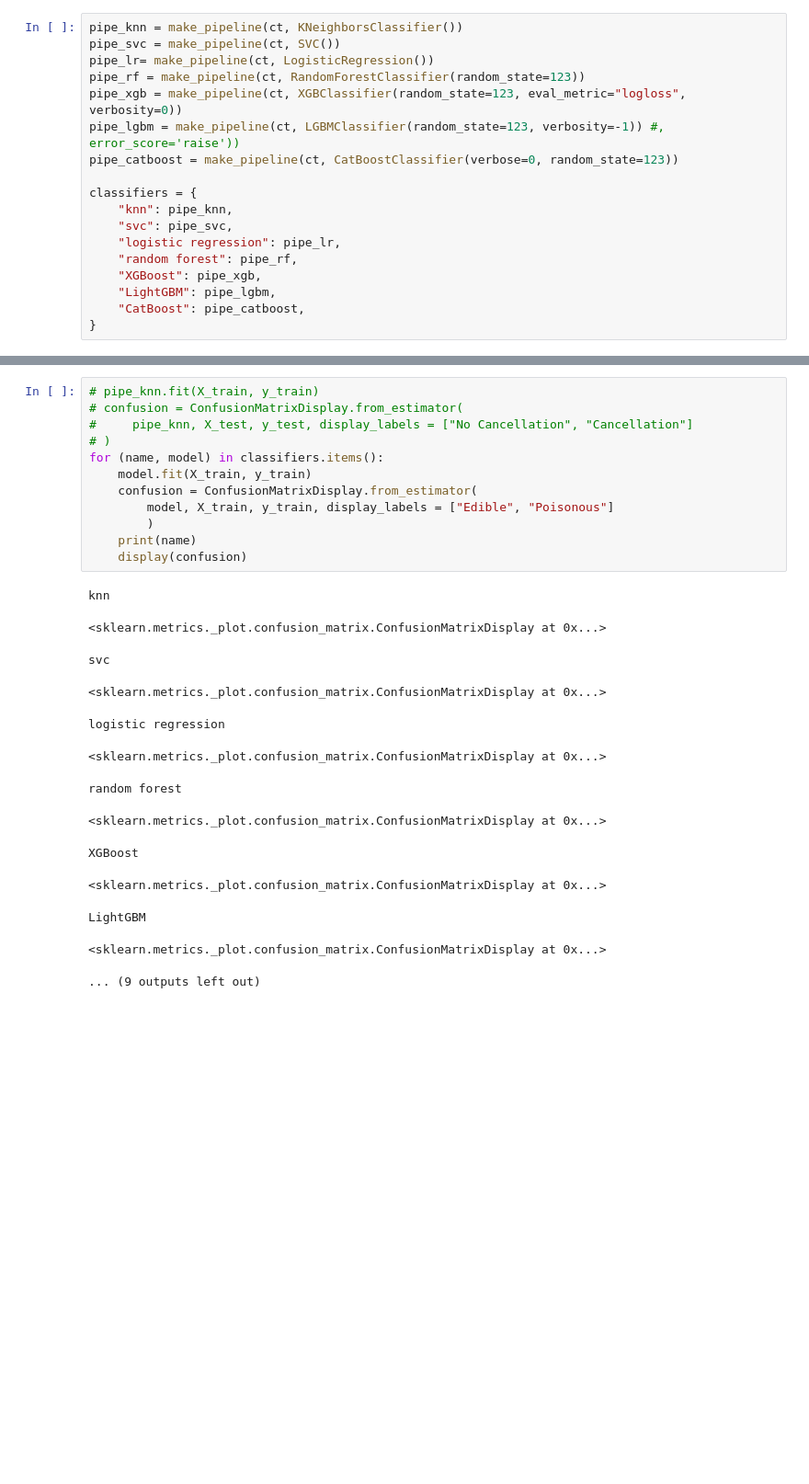
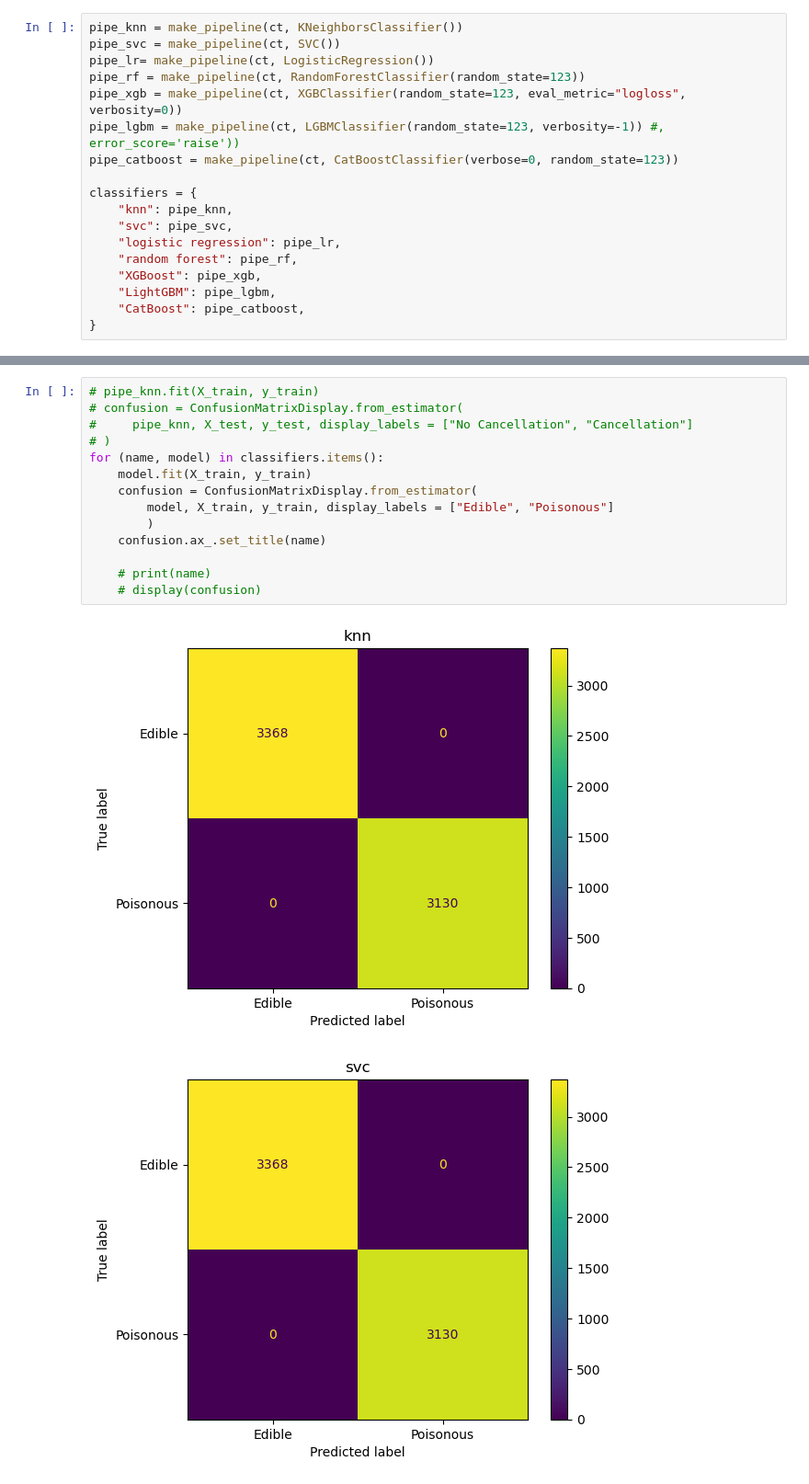
Before and after one commit to phoebe-wu/dsci-100-2023w2-group11, a Jupyter notebook: project.ipynb, the cells around one changed output, grey strips where cells are left out. Shown at 92% size. Cells and saved outputs as stored; diff of their text form; blank space fills up the shorter version.

Commit message:
confusion matrix

```diff
--- a/project.ipynb
+++ b/project.ipynb
@@ -212,26 +213,17 @@ pd.DataFrame(results).T
 # %%
 # pipe_knn.fit(X_train, y_train)
 # confusion = ConfusionMatrixDisplay.from_estimator(
 #     pipe_knn, X_test, y_test, display_labels = ["No Cancellation", "Cancellation"]
 # )
 for (name, model) in classifiers.items():
     model.fit(X_train, y_train)
     confusion = ConfusionMatrixDisplay.from_estimator(
         model, X_train, y_train, display_labels = ["Edible", "Poisonous"]
         )
-    print(name)
-    display(confusion)
+    confusion.ax_.set_title(name)
+
+    # print(name)
+    # display(confusion)
 # %% [output]
-knn
-<sklearn.metrics._plot.confusion_matrix.ConfusionMatrixDisplay at 0x...>
-svc
-<sklearn.metrics._plot.confusion_matrix.ConfusionMatrixDisplay at 0x...>
-logistic regression
-<sklearn.metrics._plot.confusion_matrix.ConfusionMatrixDisplay at 0x...>
-random forest
-<sklearn.metrics._plot.confusion_matrix.ConfusionMatrixDisplay at 0x...>
-XGBoost
-<sklearn.metrics._plot.confusion_matrix.ConfusionMatrixDisplay at 0x...>
-LightGBM
-<sklearn.metrics._plot.confusion_matrix.ConfusionMatrixDisplay at 0x...>
-... (9 outputs left out)
+[figure, added]
+[figure, added]
```
Also changed, not shown: parts of 3 cells of this notebook.
